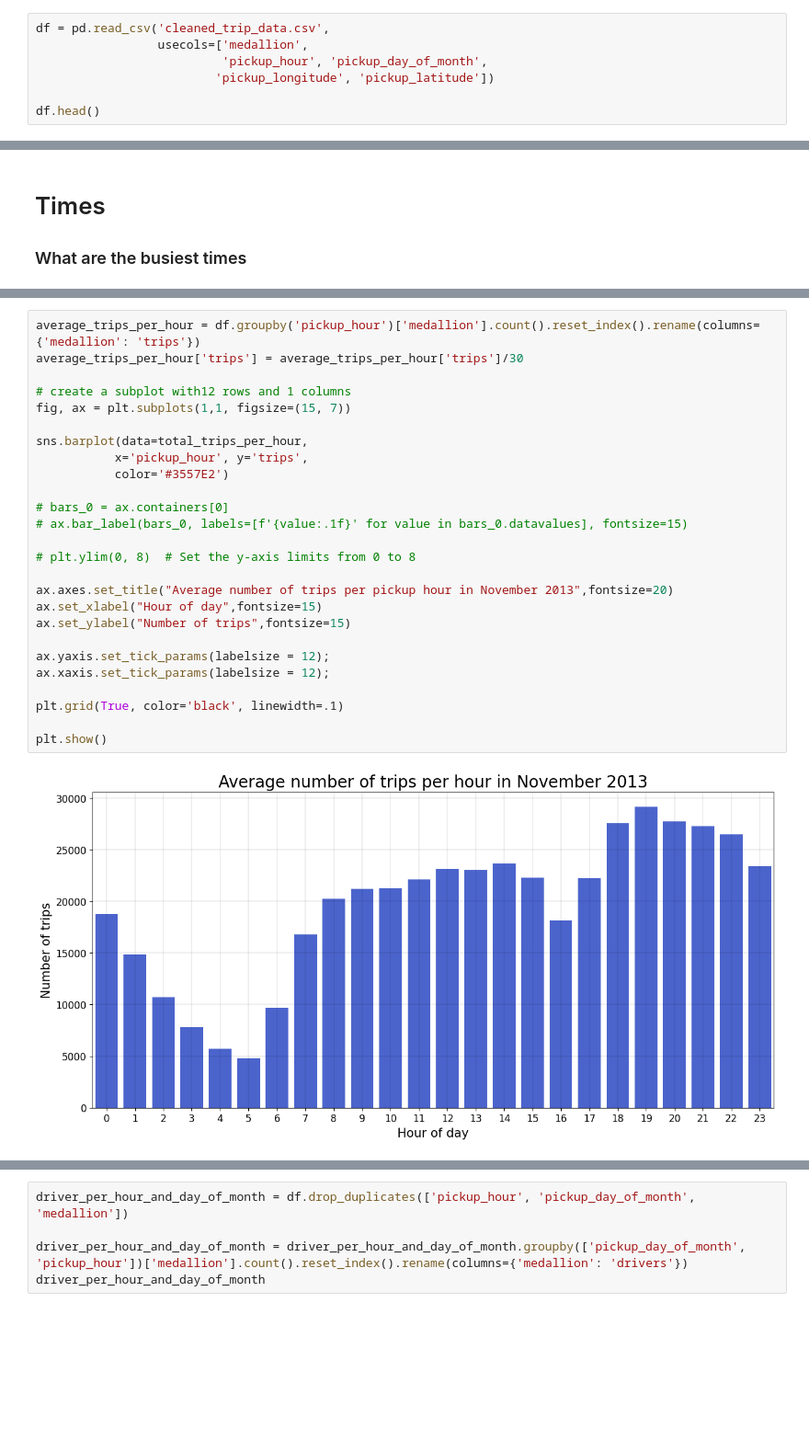
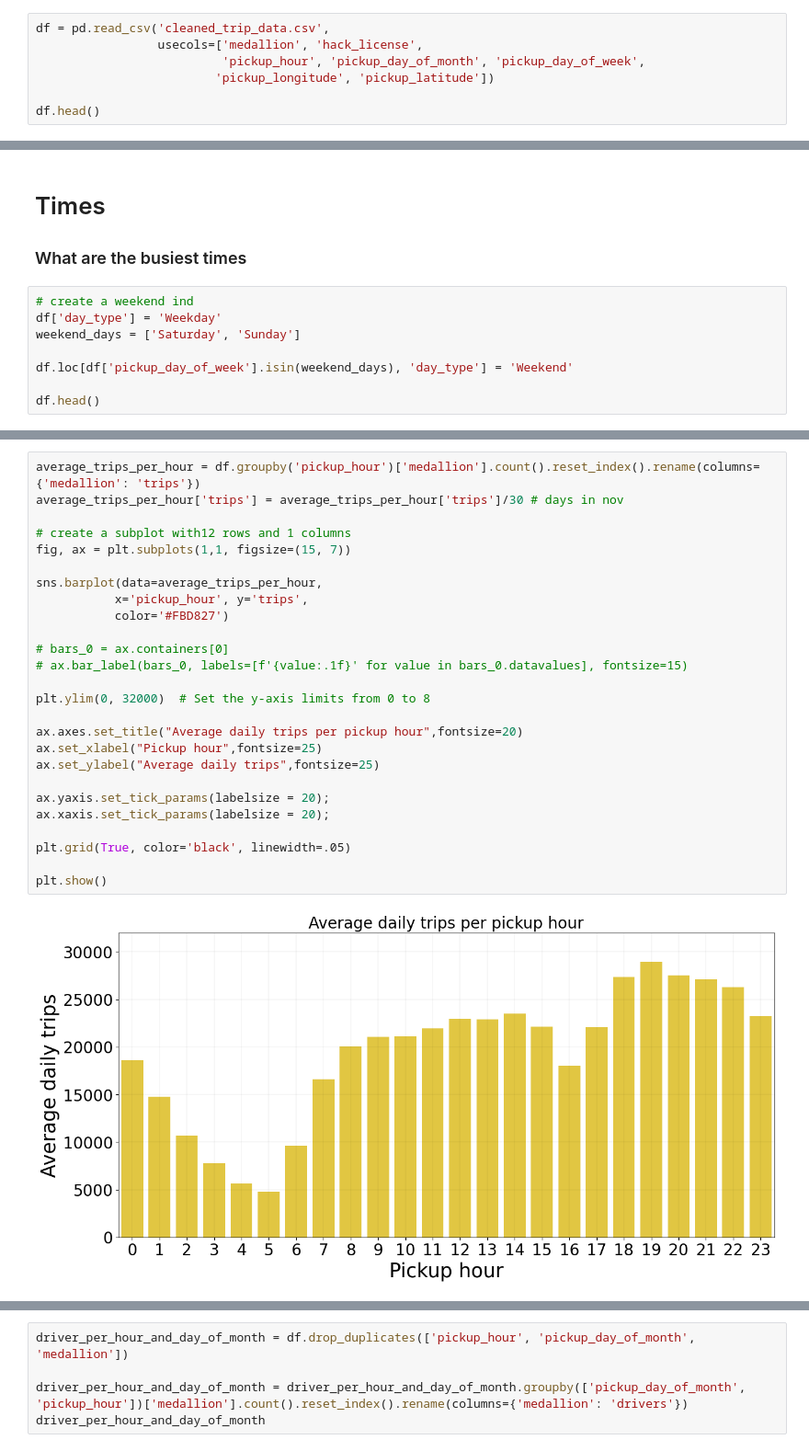
Before and after one commit to benmurphy97/nyc-taxi-cab, a Jupyter notebook: EDA-1.1-busiest-locations-and-hours.ipynb, the cells around one changed output, grey strips where cells are left out. Shown at 92% size. Drawn from its saved outputs; the diff is of its cells as text; blank space fills up the shorter version.

```diff
--- a/EDA-1.1-busiest-locations-and-hours.ipynb
+++ b/EDA-1.1-busiest-locations-and-hours.ipynb
@@ -13,8 +13,8 @@ os.getcwd()
 '/Users/benmurphy/Projects/nyc'
 # %%
 df = pd.read_csv('cleaned_trip_data.csv',
-                 usecols=['medallion',
-                          'pickup_hour', 'pickup_day_of_month',
+                 usecols=['medallion', 'hack_license',
+                          'pickup_hour', 'pickup_day_of_month', 'pickup_day_of_week',
                          'pickup_longitude', 'pickup_latitude'])
 
 df.head()
@@ -29,3 +44,11 @@ df.head()
 # Times
 
 ### What are the busiest times
+# %%
+# create a weekend ind
+df['day_type'] = 'Weekday'
+weekend_days = ['Saturday', 'Sunday']
+
+df.loc[df['pickup_day_of_week'].isin(weekend_days), 'day_type'] = 'Weekend'
+
+df.head()
@@ -32,28 +62,28 @@ df.head()
 # %%
 average_trips_per_hour = df.groupby('pickup_hour')['medallion'].count().reset_index().rename(columns={'medallion': 'trips'})
-average_trips_per_hour['trips'] = average_trips_per_hour['trips']/30
+average_trips_per_hour['trips'] = average_trips_per_hour['trips']/30 # days in nov
 
 # create a subplot with12 rows and 1 columns
 fig, ax = plt.subplots(1,1, figsize=(15, 7))
 
-sns.barplot(data=total_trips_per_hour,
+sns.barplot(data=average_trips_per_hour,
            x='pickup_hour', y='trips',
-           color='#3557E2')
+           color='#FBD827')
 
 # bars_0 = ax.containers[0]
 # ax.bar_label(bars_0, labels=[f'{value:.1f}' for value in bars_0.datavalues], fontsize=15)
 
-# plt.ylim(0, 8)  # Set the y-axis limits from 0 to 8
+plt.ylim(0, 32000)  # Set the y-axis limits from 0 to 8
 
-ax.axes.set_title("Average number of trips per pickup hour in November 2013",fontsize=20)
-ax.set_xlabel("Hour of day",fontsize=15)
-ax.set_ylabel("Number of trips",fontsize=15)
+ax.axes.set_title("Average daily trips per pickup hour",fontsize=20)
+ax.set_xlabel("Pickup hour",fontsize=25)
+ax.set_ylabel("Average daily trips",fontsize=25)
 
-ax.yaxis.set_tick_params(labelsize = 12);
-ax.xaxis.set_tick_params(labelsize = 12);
+ax.yaxis.set_tick_params(labelsize = 20);
+ax.xaxis.set_tick_params(labelsize = 20);
 
-plt.grid(True, color='black', linewidth=.1)
+plt.grid(True, color='black', linewidth=.05)
 
 plt.show()
 # %% [output]
-[figure, old version]
+[figure, new version]
```
Also changed, not shown: parts of 14 cells of this notebook, 1 other file.
